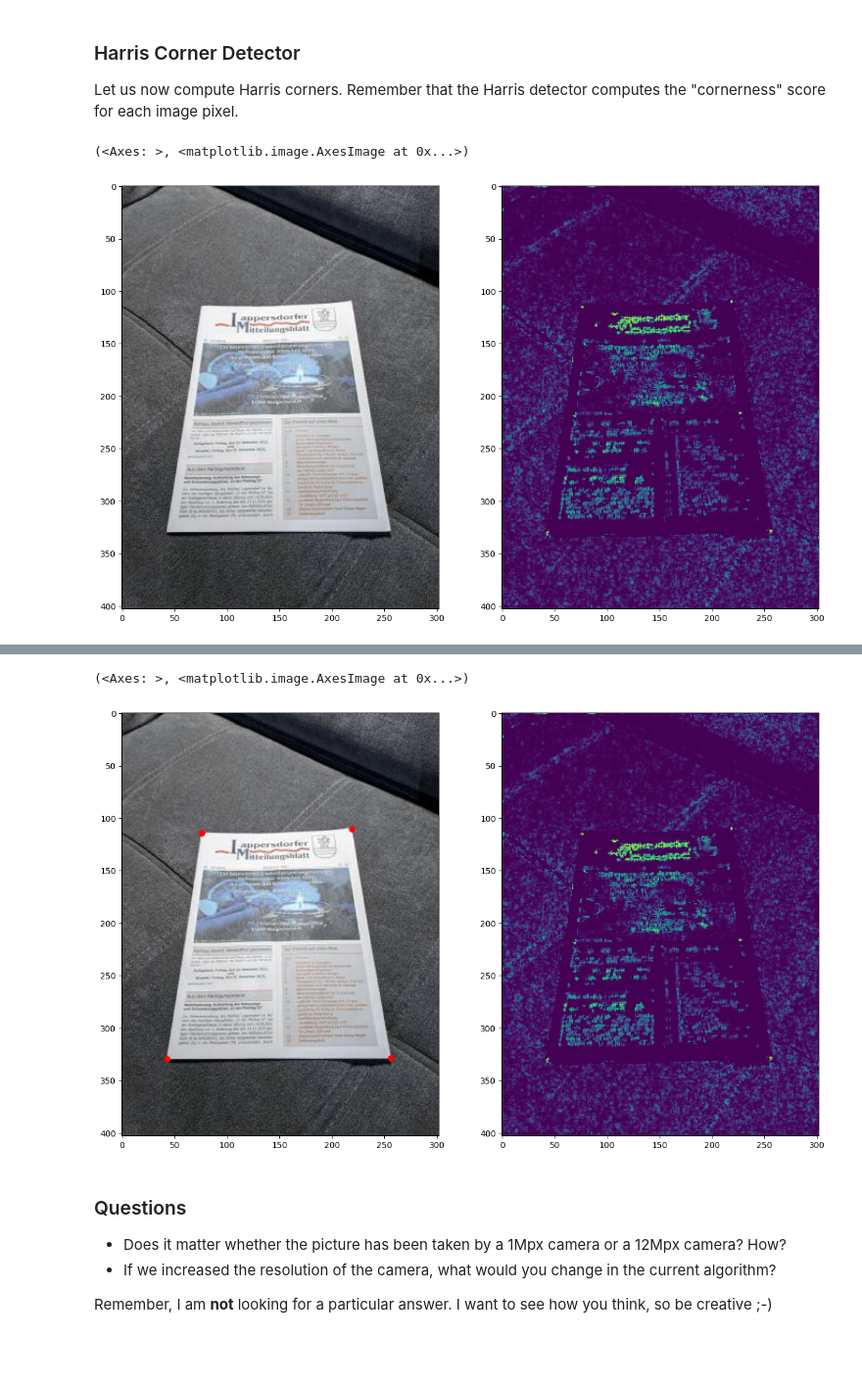
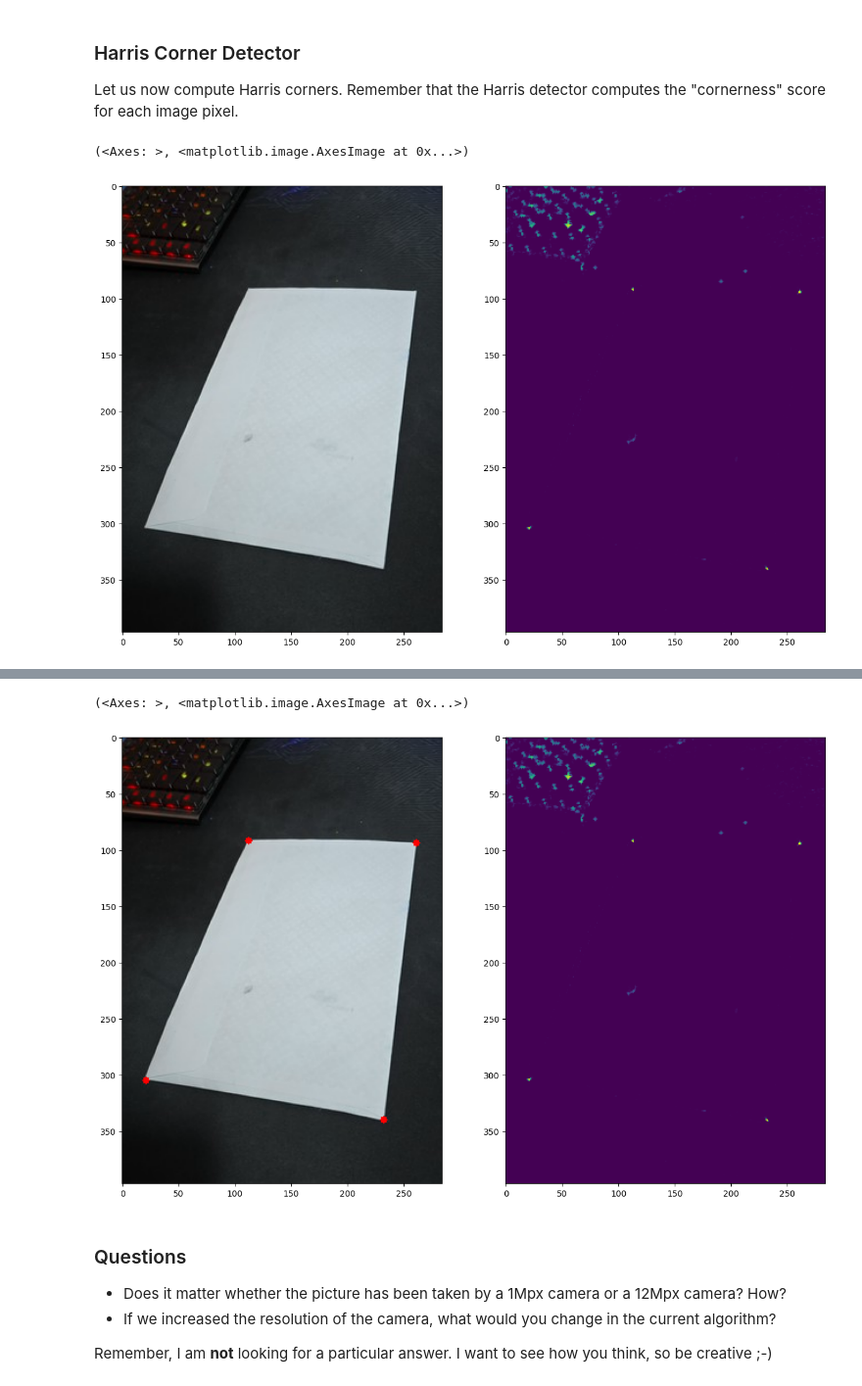
Before and after one commit to Turkevich91/robot_dreams, a Jupyter notebook: lesson_6/homework/Homework.ipynb, the cells around one changed output, grey strips where cells are left out. Shown at 98% size. Saved outputs shown, nothing was run; the diff lists cells and outputs as text; code cells hidden in the pictures; blank space fills up the shorter version.

```diff
--- a/lesson_6/homework/Homework.ipynb
+++ b/lesson_6/homework/Homework.ipynb
@@ -18,7 +18,8 @@ plt.rcParams['figure.figsize'] = [15, 10]
 Let's load the image we will be working on in this homework.
 # %%
 # Let's read the image
-img = cv2.imread('../data/document.jpg')
+# img = cv2.imread('../data/document.jpg')
+img = cv2.imread('../data/my.jpg')
 # Convert it to gray scale
 gray = cv2.cvtColor(img, cv2.COLOR_BGR2GRAY)
 gray = np.float32(gray)/255.0
@@ -52,7 +53,7 @@ plt.subplot(121), plt.imshow(img)
 plt.subplot(122), plt.imshow(cornerness)
 # %% [output]
 (<Axes: >, <matplotlib.image.AxesImage at 0x...>)
-[figure, old version]
+[figure, new version]
 # %% [markdown]
 At this point, you can see that the Harris detector has detected a lot of features. Not only the four document corners, but also the corners corresponding to (black) letters printed on (white) paper. How can we filter out everything but the 4 document corners?
 
@@ -63,12 +64,12 @@ For that purpose, let's design a custom feature descriptor suitable to detect th
 A good descriptor of that corner, given a certain neghbouring region, would be to assess that the bottom-right quadrant is (much) brighter than the other three quadrants (i.e. top-left, top-right, bottom-left). Let's then implement it :-) I'll do the implementation for the top-left corner, you shall do the rest.
 # %%
 # Detection thresholds
-th_top_left, th_top_right = -1e6, -1e6
-th_bottom_left, th_bottom_right = -1e6, -1e6
+ThTL, ThTR = -1e6, -1e6
+ThBL, ThBR = -1e6, -1e6
 
 # Corner coordinates
-opt_top_left, opt_top_right = None, None
-opt_bottom_left, opt_bottom_right = None, None
+opt_TL, opt_TR = None, None
+opt_BL, opt_BR = None, None
 
 # Size of each quadrant (in pixels)
 quad_size = 7
@@ -91,50 +92,50 @@ for r in range(quad_size, rows-quad_size):
 
         # Top-left corner
         # For the top-left document corner, the bottom-right quadrant is mostly paper and the rest is
         # darker background. Therefore, I suggest the descriptor to be the average difference between
         # the paper quadrant and the sum of the 3 remaining background quadrants
         descriptor = np.mean(QBR) - \
                      np.mean(QTL) - np.mean(QTR) - np.mean(QBL)
         # Let's detect the best descriptor
-        if descriptor > th_top_left:
+        if descriptor > ThTL:
             # We update the threshold
-            th_top_left = descriptor
+            ThTL = descriptor
             # And we update the optimal location
-            opt_top_left = (c, r)
+            opt_TL = (c, r)
 
         # Top-right corner
         descriptor = np.mean(QBL) - \
                      np.mean(QTL) - np.mean(QTR) - np.mean(QBR)
-        if descriptor > th_top_right:
-            th_top_right = descriptor
-            opt_top_right = (c, r)
+        if descriptor > ThTR:
+            ThTR = descriptor
+            opt_TR = (c, r)
 
         # Bottom-left corner
         descriptor = np.mean(QTR) - \
                      np.mean(QTL) - np.mean(QBL) - np.mean(QBR)
-        if descriptor > th_bottom_left:
-            th_bottom_left = descriptor
-            opt_bottom_left = (c, r)
+        if descriptor > ThBL:
+            ThBL = descriptor
+            opt_BL = (c, r)
 
         # Bottom-right corner
         descriptor = np.mean(QTL) - \
                      np.mean(QTR) - np.mean(QBL) - np.mean(QBR)
-        if descriptor > th_bottom_right:
-            th_bottom_right = descriptor
-            opt_bottom_right = (c, r)
+        if descriptor > ThBR:
+            ThBR = descriptor
+            opt_BR = (c, r)
 
 # Let's draw circles at the detected corners
-out = cv2.circle(img, opt_top_left, 3, (255,0,0), -1)
-out = cv2.circle(img, opt_top_right, 3, (255,0,0), -1)
-out = cv2.circle(img, opt_bottom_left, 3, (255,0,0), -1)
-out = cv2.circle(img, opt_bottom_right, 3, (255,0,0), -1)
+out = cv2.circle(img, opt_TL, 3, (255, 0, 0), -1)
+out = cv2.circle(img, opt_TR, 3, (255, 0, 0), -1)
+out = cv2.circle(img, opt_BL, 3, (255, 0, 0), -1)
+out = cv2.circle(img, opt_BR, 3, (255, 0, 0), -1)
 
 # And finally we plot the images (with the detected document corners)
 plt.subplot(121), plt.imshow(out)
 plt.subplot(122), plt.imshow(cornerness)
 # %% [output]
 (<Axes: >, <matplotlib.image.AxesImage at 0x...>)
-[figure, old version]
+[figure, new version]
 # %% [markdown]
 ### Questions
 * Does it matter whether the picture has been taken by a 1Mpx camera or a 12Mpx camera? How?
```
Also changed, not shown: parts of 2 cells of this notebook, 1 other file.
